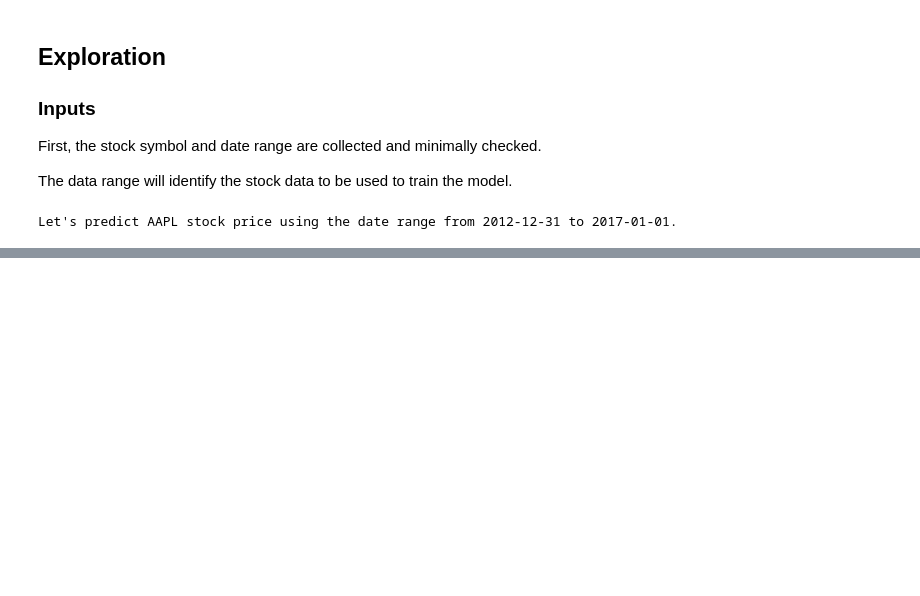
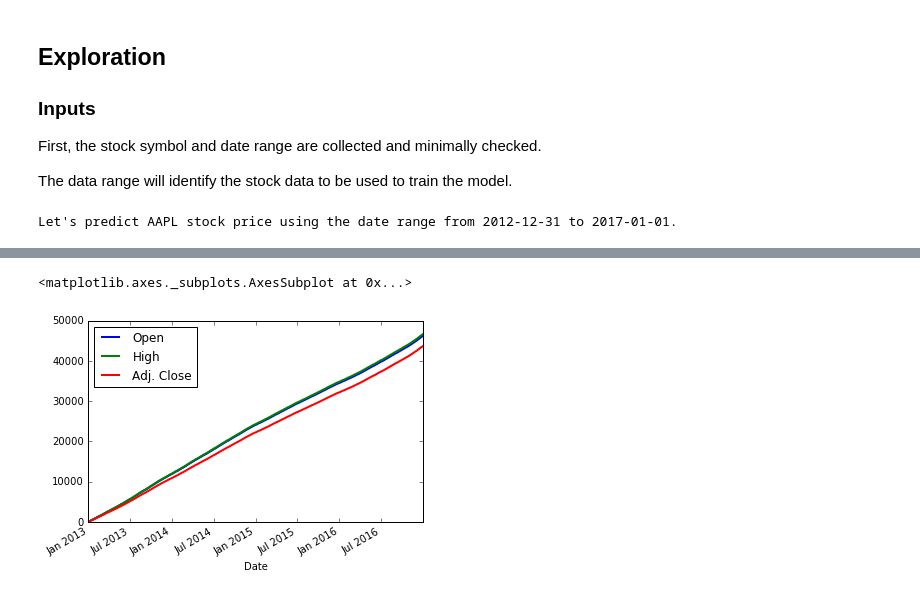
Before and after one commit to laeccan/MLND-Capstone, a Jupyter notebook: Draft-1.ipynb, the cells around one changed output, grey strips where cells are left out. Drawn from its saved outputs; the diff is of its cells as text; code cells hidden in the pictures; blank space fills up the shorter version.

```diff
--- a/Draft-1.ipynb
+++ b/Draft-1.ipynb
@@ -106,0 +115,4 @@ data.head()
+# %%
+# Explore if both NASDAQ and NYSE stock symbol data are available (Quandl), via 'Applied Industrial Technologies' check
+stock_symbol = 'AIT'
+test_data = quandl.get("WIKI/"+stock_symbol, start_date=start_date, end_date=end_date)
@@ -107,2 +157,8 @@ data.head()
+# %%
+%matplotlib inline
+test_data[['Open','High', 'Adj. Close']].cumsum().plot(lw=2.0)
+# %% [output]
+<matplotlib.axes._subplots.AxesSubplot at 0x...>
+[figure, added]
 # %% [markdown]
 [^1]: https://www.quandl.com
```
Also changed, not shown: parts of 11 cells of this notebook.
